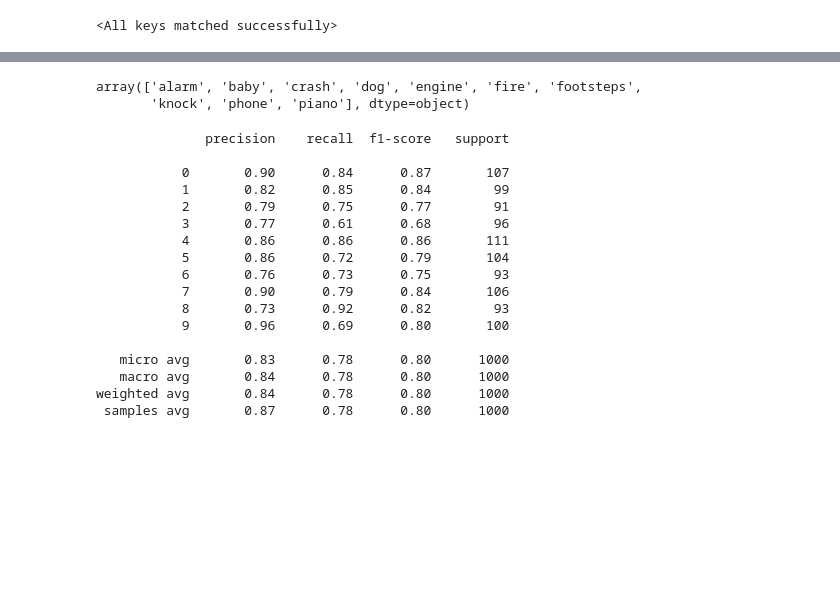
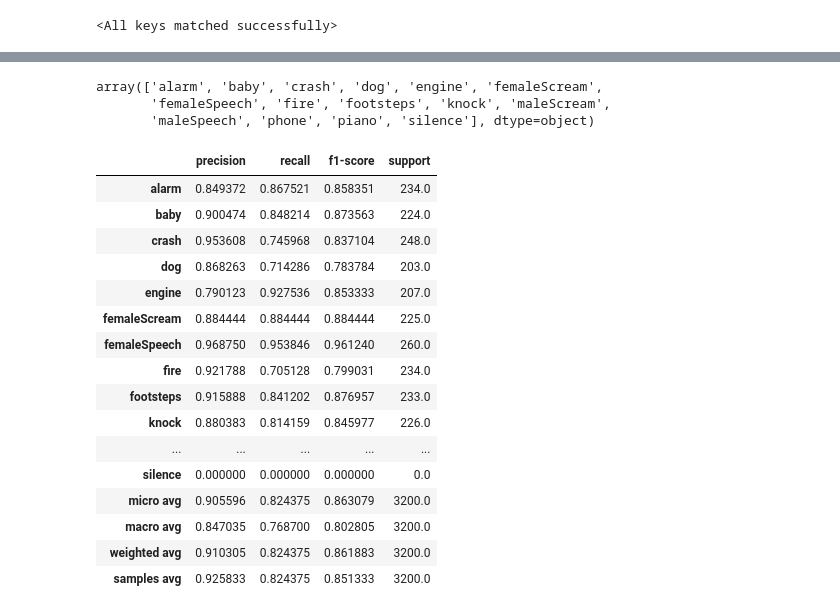
Before and after one commit to darshitttt/spec_based_AE, a Jupyter notebook: decoderTrain.ipynb, the cells around one changed output, grey strips where cells are left out. Saved outputs shown, nothing was run; the diff lists cells and outputs as text; code cells hidden in the pictures; blank space fills up the shorter version.

Commit message:
full dataset decoder

```diff
--- a/decoderTrain.ipynb
+++ b/decoderTrain.ipynb
@@ -179,7 +186,8 @@ Epoch [10/10] Loss: [0.02873898422671482]
 # %%
 ## Evaluation
 import sklearn.metrics
-
+encoder = encoder.to('cpu')
+sed_classifier = sed_classifier.to('cpu')
 y_true = []
 y_preds = []
 
@@ -190,7 +198,7 @@ for data in test_loader:
 
     with torch.no_grad():
         repr = encoder.encoder(input)
-        out = model(repr)
+        out = sed_classifier(repr)
         y_preds.append(torch.round(out).numpy())
 
 #print(sklearn.metrics.accuracy_score(y_true, y_preds))
@@ -224,25 +217,33 @@ Confusion Matrix for Label 9:
-# %%
-labels_list
-# %% [output]
-array(['alarm', 'baby', 'crash', 'dog', 'engine', 'fire', 'footsteps',
-       'knock', 'phone', 'piano'], dtype=object)
+# %%
+labels_list = np.append(labels_list, 'silence')
+labels_list
+# %% [output]
+array(['alarm', 'baby', 'crash', 'dog', 'engine', 'femaleScream',
+       'femaleSpeech', 'fire', 'footsteps', 'knock', 'maleScream',
+       'maleSpeech', 'phone', 'piano', 'silence'], dtype=object)
 # %%
-print(sklearn.metrics.classification_report(yy, yp))
+save_dict = sklearn.metrics.classification_report(yy, yp, target_names=labels_list, output_dict=True)
-# %% [output]
-              precision    recall  f1-score   support
-
-           0       0.90      0.84      0.87       107
-           1       0.82      0.85      0.84        99
-           2       0.79      0.75      0.77        91
-           3       0.77      0.61      0.68        96
-           4       0.86      0.86      0.86       111
-           5       0.86      0.72      0.79       104
-           6       0.76      0.73      0.75        93
-           7       0.90      0.79      0.84       106
-           8       0.73      0.92      0.82        93
-           9       0.96      0.69      0.80       100
-
-   micro avg       0.83      0.78      0.80      1000
-   macro avg       0.84      0.78      0.80      1000
-weighted avg       0.84      0.78      0.80      1000
- samples avg       0.87      0.78      0.80      1000
+# %%
+report_df = pd.DataFrame(save_dict).transpose()
+
+report_df.to_csv('results/AE_fullClassifier_model_01_results.csv', index=False)
+# %%
+report_df
+# %% [output]
+|  | precision | recall | f1-score | support |
+| alarm | 0.849372 | 0.867521 | 0.858351 | 234.0 |
+| baby | 0.900474 | 0.848214 | 0.873563 | 224.0 |
+| crash | 0.953608 | 0.745968 | 0.837104 | 248.0 |
+| dog | 0.868263 | 0.714286 | 0.783784 | 203.0 |
+| engine | 0.790123 | 0.927536 | 0.853333 | 207.0 |
+| femaleScream | 0.884444 | 0.884444 | 0.884444 | 225.0 |
+| femaleSpeech | 0.968750 | 0.953846 | 0.961240 | 260.0 |
+| fire | 0.921788 | 0.705128 | 0.799031 | 234.0 |
+| footsteps | 0.915888 | 0.841202 | 0.876957 | 233.0 |
+| knock | 0.880383 | 0.814159 | 0.845977 | 226.0 |
+| ... | ... | ... | ... | ... |
+| silence | 0.000000 | 0.000000 | 0.000000 | 0.0 |
+| micro avg | 0.905596 | 0.824375 | 0.863079 | 3200.0 |
+| macro avg | 0.847035 | 0.768700 | 0.802805 | 3200.0 |
+| weighted avg | 0.910305 | 0.824375 | 0.861883 | 3200.0 |
+| samples avg | 0.925833 | 0.824375 | 0.851333 | 3200.0 |
```
Also changed, not shown: parts of 14 cells of this notebook, 6 other files.
